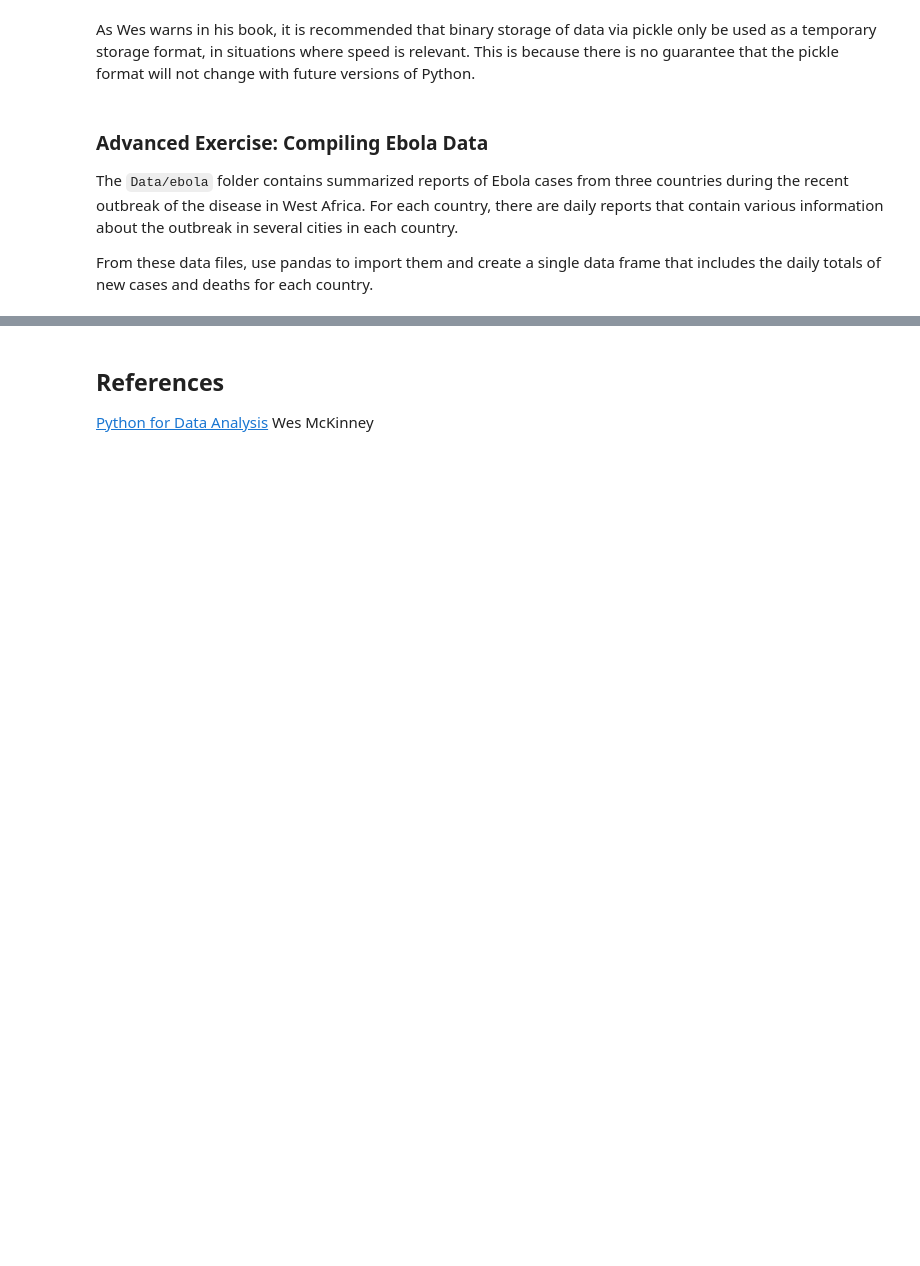
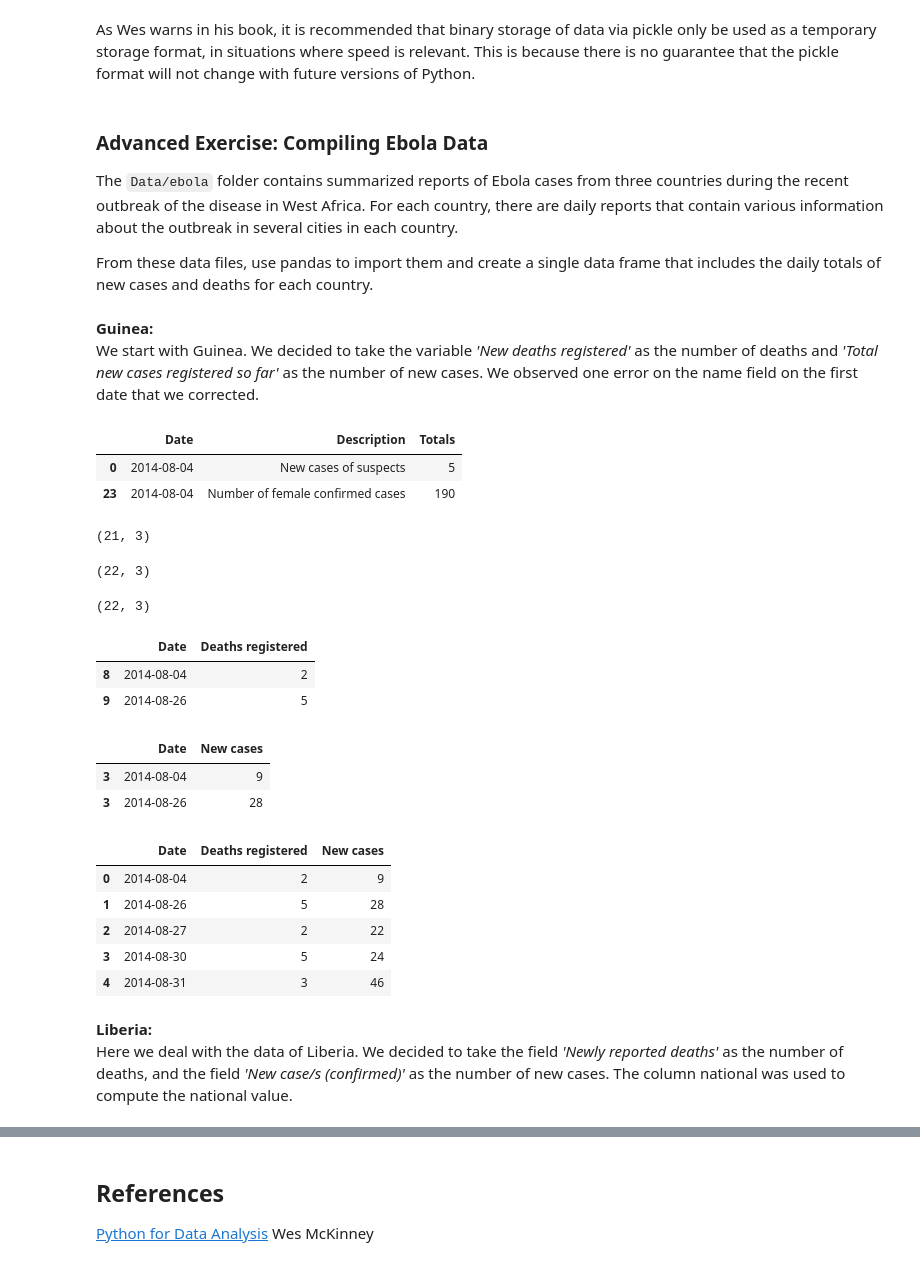
Before and after one commit to daniel-guggenheim/ada-homeworks, a Jupyter notebook: Intro to Pandas.ipynb, the cells around one changed output, grey strips where cells are left out. Saved outputs shown, nothing was run; the diff lists cells and outputs as text; code cells hidden in the pictures; blank space fills up the shorter version.

```diff
--- a/Intro to Pandas.ipynb
+++ b/Intro to Pandas.ipynb
@@ -2086,0 +2085,3 @@ From these data files, use pandas to import them and create a single data frame
+# %% [markdown]
+**Guinea:**<br>
+We start with Guinea. We decided to take the variable _'New deaths registered'_ as the number of deaths and _'Total new cases registered so far'_ as the number of new cases. We observed one error on the name field on the first date that we corrected.
@@ -2086,0 +2097,68 @@ From these data files, use pandas to import them and create a single data frame
+# %%
+## Get the guinea set of data and simplify it
+ga = pd.concat((pd.read_csv(f,parse_dates=['Date']) for f in filenames))
+ga = ga[['Date','Description','Totals']]
+ga = ga.sort_values('Date')
+ga.head(2)
+# %% [output]
+|  | Date | Description | Totals |
+| 0 | 2014-08-04 | New cases of suspects | 5 |
+| 23 | 2014-08-04 | Number of female confirmed cases | 190 |
+# %%
+## Methods for row that we want:
+def deaths(data):
+    return data[data.Description == 'New deaths registered']
+def newCases(data):
+    return data[data.Description == 'Total new cases registered so far']
+# %%
+## Test for first data
+deaths(ga).shape
+# %% [output]
+(21, 3)
+# %%
+## Test for second data
+newCases(ga).shape
+# %% [output]
+(22, 3)
+# %%
+### Data cleaning for one value
+ga.Description[ga.Description == 'New deaths registered today'] = 'New deaths registered'
+deaths(ga).shape
+# %% [output]
+(22, 3)
+# %%
+## Making the deaths data in table
+gde = deaths(ga)
+gde = gde[['Date', 'Totals']]
+gde.rename(columns={'Totals':'Deaths registered'}, inplace=True)
+gde.head(2)
+# %% [output]
+|  | Date | Deaths registered |
+| 8 | 2014-08-04 | 2 |
+| 9 | 2014-08-26 | 5 |
+# %%
+## Making the cases data in table
+gnc = newCases(ga)
+gnc = gnc[['Date','Totals']]
+gnc.rename(columns={'Totals':'New cases'}, inplace=True)
+gnc.head(2)
+# %% [output]
+|  | Date | New cases |
+| 3 | 2014-08-04 | 9 |
+| 3 | 2014-08-26 | 28 |
+# %%
+## Mixing the two columns:
+# gtot = pd.merge(gde, gnc, on='Date')
+gtot = pd.merge(gde,gnc,on='Date')
+# gtot = pd.concat([gde,gnc], axis=1)
+gtot.head(5)
+# %% [output]
+|  | Date | Deaths registered | New cases |
+| 0 | 2014-08-04 | 2 | 9 |
+| 1 | 2014-08-26 | 5 | 28 |
+| 2 | 2014-08-27 | 2 | 22 |
+| 3 | 2014-08-30 | 5 | 24 |
+| 4 | 2014-08-31 | 3 | 46 |
+# %% [markdown]
+**Liberia:**<br>
+Here we deal with the data of Liberia. We decided to take the field _'Newly reported deaths'_ as the number of deaths, and the field _'New case/s (confirmed)'_ as the number of new cases. The column national was used to compute the national value.
```
Also changed, not shown: parts of 16 cells of this notebook, 1 other file.
